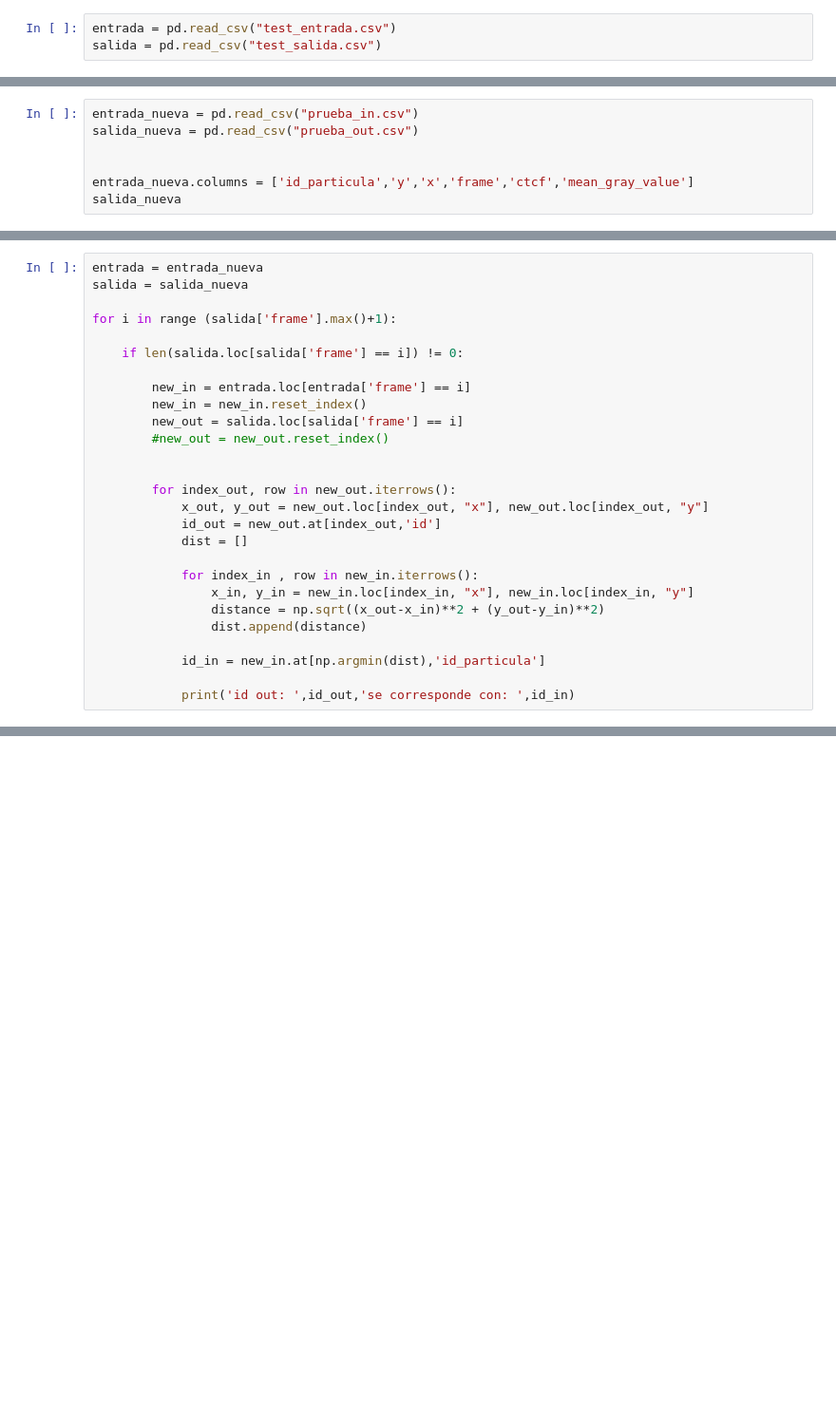
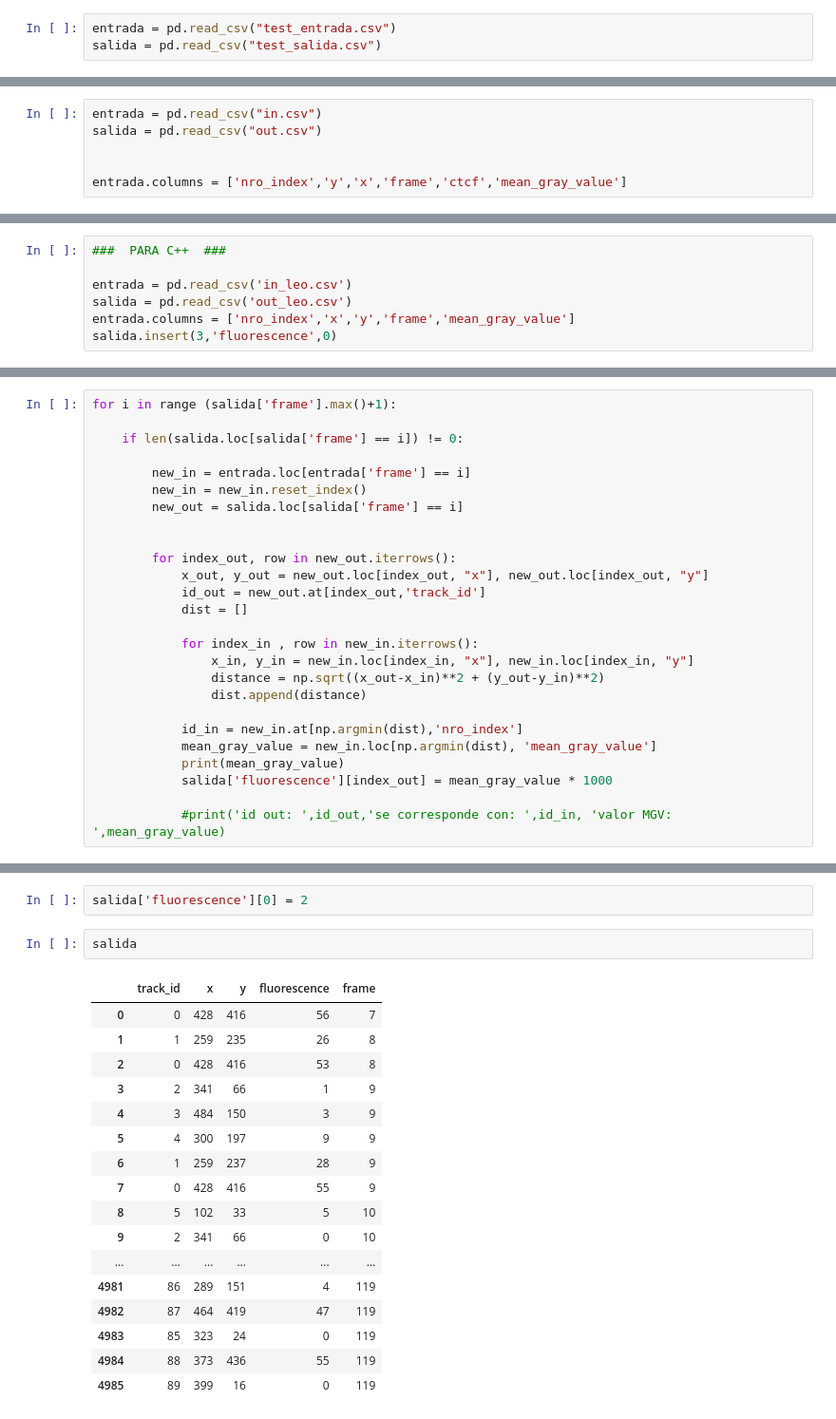
Before and after one commit to MarianoFernandez0/Proyecto-, a Jupyter notebook: development/correlacion_fluorescencia/Correlacion con fluorescencia.ipynb, the cells around one changed output, grey strips where cells are left out. Shown: that part at 95% size. Saved outputs shown, nothing was run; the diff lists cells and outputs as text; blank space fills up the shorter version.

```diff
--- a/development/correlacion_fluorescencia/Correlacion con fluorescencia.ipynb
+++ b/development/correlacion_fluorescencia/Correlacion con fluorescencia.ipynb
@@ -7,2 +9,8 @@ salida = pd.read_csv("test_salida.csv")
+# %%
+entrada = pd.read_csv("in.csv")
+salida = pd.read_csv("out.csv")
+
+
+entrada.columns = ['nro_index','y','x','frame','ctcf','mean_gray_value']
 # %%
 for i in range (salida['frame'].max()+1):
@@ -58,7 +51,7 @@ salida_completa.sort_values(by=['id', 'frame'])
 # %%
-entrada_nueva = pd.read_csv("prueba_in.csv")
-salida_nueva = pd.read_csv("prueba_out.csv")
+###  PARA C++  ###
 
-
-entrada_nueva.columns = ['id_particula','y','x','frame','ctcf','mean_gray_value']
-salida_nueva
+entrada = pd.read_csv('in_leo.csv')
+salida = pd.read_csv('out_leo.csv')
+entrada.columns = ['nro_index','x','y','frame','mean_gray_value']
+salida.insert(3,'fluorescence',0)
@@ -83,7 +58,4 @@ salida_nueva
 # %%
-entrada = entrada_nueva
-salida = salida_nueva
-
 for i in range (salida['frame'].max()+1):
 
     if len(salida.loc[salida['frame'] == i]) != 0:
@@ -91,12 +63,11 @@ for i in range (salida['frame'].max()+1):
         new_in = entrada.loc[entrada['frame'] == i]
         new_in = new_in.reset_index()
         new_out = salida.loc[salida['frame'] == i]
-        #new_out = new_out.reset_index()
 
 
         for index_out, row in new_out.iterrows():
             x_out, y_out = new_out.loc[index_out, "x"], new_out.loc[index_out, "y"]
-            id_out = new_out.at[index_out,'id']
+            id_out = new_out.at[index_out,'track_id']
             dist = []
 
             for index_in , row in new_in.iterrows():
@@ -104,7 +75,10 @@ for i in range (salida['frame'].max()+1):
                 distance = np.sqrt((x_out-x_in)**2 + (y_out-y_in)**2)
                 dist.append(distance)
 
-            id_in = new_in.at[np.argmin(dist),'id_particula']
+            id_in = new_in.at[np.argmin(dist),'nro_index']
+            mean_gray_value = new_in.loc[np.argmin(dist), 'mean_gray_value']
+            print(mean_gray_value)
+            salida['fluorescence'][index_out] = mean_gray_value * 1000
 
-            print('id out: ',id_out,'se corresponde con: ',id_in)
+            #print('id out: ',id_out,'se corresponde con: ',id_in, 'valor MGV: ',mean_gray_value)
 # %% [output]
@@ -131,0 +102,22 @@ len(salida.loc[salida['frame'] == 0])
+# %%
+salida['fluorescence'][0] = 2
+# %%
+salida
+# %% [output]
+|  | track_id | x | y | fluorescence | frame |
+| 0 | 0 | 428 | 416 | 56 | 7 |
+| 1 | 1 | 259 | 235 | 26 | 8 |
+| 2 | 0 | 428 | 416 | 53 | 8 |
+| 3 | 2 | 341 | 66 | 1 | 9 |
+| 4 | 3 | 484 | 150 | 3 | 9 |
+| 5 | 4 | 300 | 197 | 9 | 9 |
+| 6 | 1 | 259 | 237 | 28 | 9 |
+| 7 | 0 | 428 | 416 | 55 | 9 |
+| 8 | 5 | 102 | 33 | 5 | 10 |
+| 9 | 2 | 341 | 66 | 0 | 10 |
+| ... | ... | ... | ... | ... | ... |
+| 4981 | 86 | 289 | 151 | 4 | 119 |
+| 4982 | 87 | 464 | 419 | 47 | 119 |
+| 4983 | 85 | 323 | 24 | 0 | 119 |
+| 4984 | 88 | 373 | 436 | 55 | 119 |
+| 4985 | 89 | 399 | 16 | 0 | 119 |
```
Also changed, not shown: parts of 9 cells of this notebook, 13 other files.
